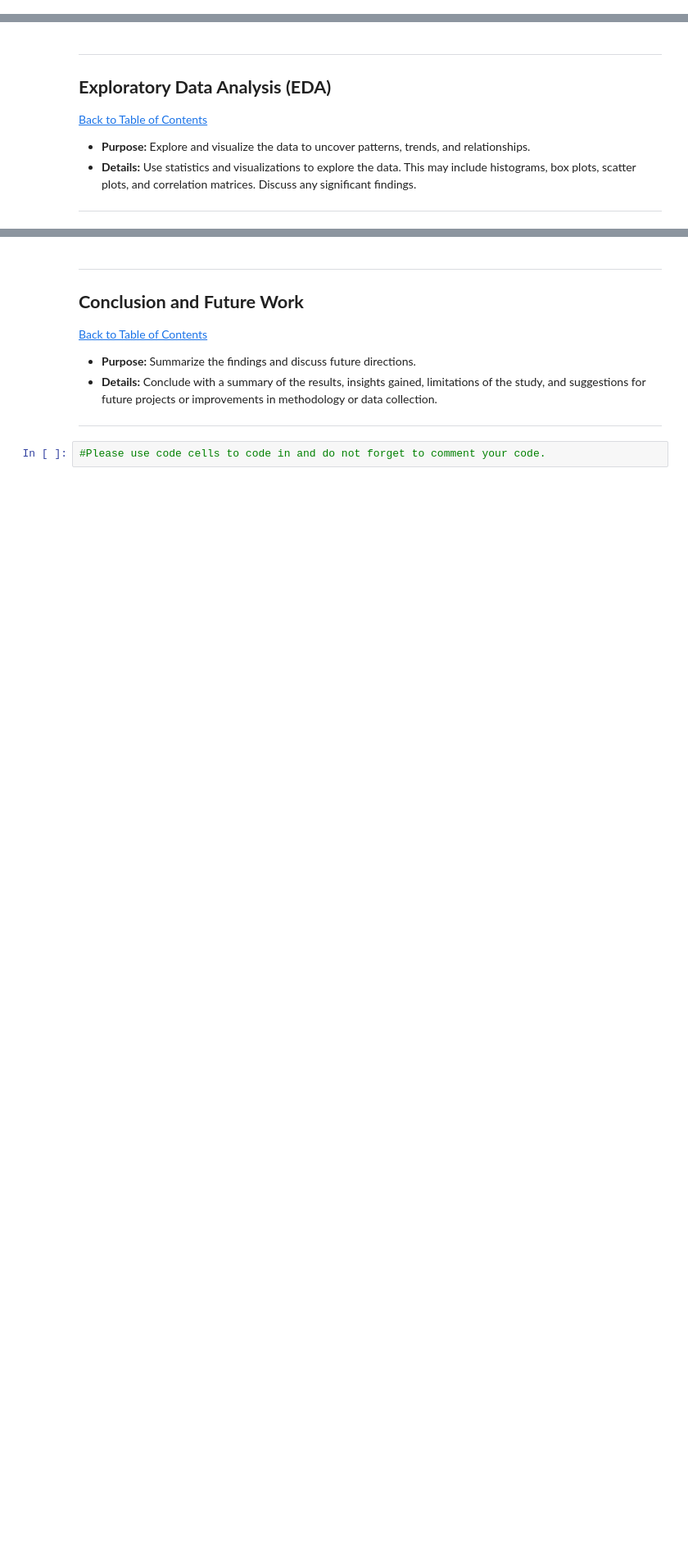
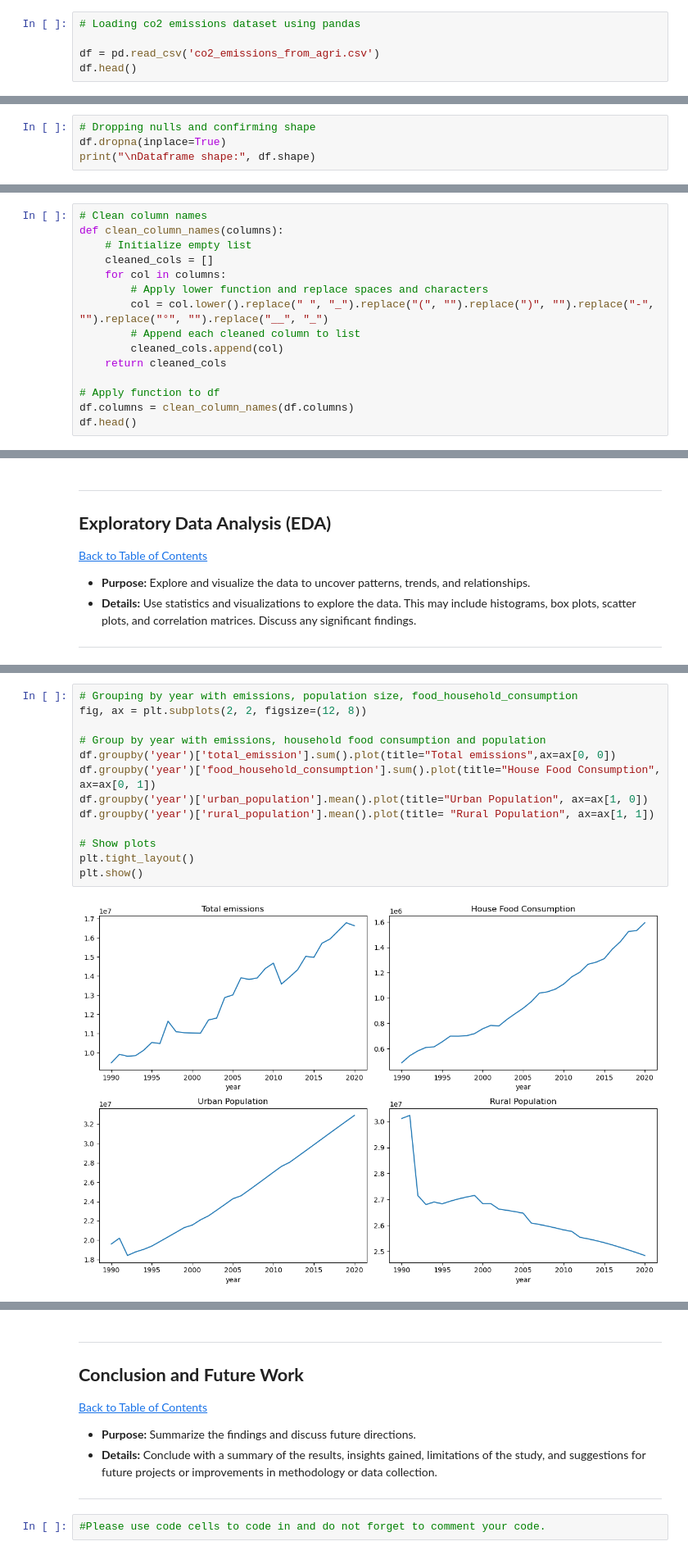
Before and after one commit to nhlokomomhlophe/2401PTDS_Regression_Project, a Jupyter notebook: 2401PTDS Regression Project.ipynb, the cells around one changed output, grey strips where cells are left out. Shown at 82% size. Drawn from its saved outputs; the diff is of its cells as text; blank space fills up the shorter version.

```diff
--- a/2401PTDS Regression Project.ipynb
+++ b/2401PTDS Regression Project.ipynb
@@ -70,0 +145,5 @@ Exploring Earth's Forest Area Change since 1990
+# %%
+# Loading co2 emissions dataset using pandas
+
+df = pd.read_csv('co2_emissions_from_agri.csv')
+df.head()
@@ -81,0 +200,4 @@ Exploring Earth's Forest Area Change since 1990
+# %%
+# Dropping nulls and confirming shape
+df.dropna(inplace=True)
+print("\nDataframe shape:", df.shape)
@@ -81,0 +267,15 @@ Exploring Earth's Forest Area Change since 1990
+# %%
+# Clean column names
+def clean_column_names(columns):
+    # Initialize empty list
+    cleaned_cols = []
+    for col in columns:
+        # Apply lower function and replace spaces and characters
+        col = col.lower().replace(" ", "_").replace("(", "").replace(")", "").replace("-", "").replace("°", "").replace("__", "_")
+        # Append each cleaned column to list
+        cleaned_cols.append(col)
+    return cleaned_cols
+
+# Apply function to df
+df.columns = clean_column_names(df.columns)
+df.head()
@@ -92,0 +327,15 @@ Exploring Earth's Forest Area Change since 1990
+# %%
+# Grouping by year with emissions, population size, food_household_consumption
+fig, ax = plt.subplots(2, 2, figsize=(12, 8))
+
+# Group by year with emissions, household food consumption and population
+df.groupby('year')['total_emission'].sum().plot(title="Total emissions",ax=ax[0, 0])
+df.groupby('year')['food_household_consumption'].sum().plot(title="House Food Consumption", ax=ax[0, 1])
+df.groupby('year')['urban_population'].mean().plot(title="Urban Population", ax=ax[1, 0])
+df.groupby('year')['rural_population'].mean().plot(title= "Rural Population", ax=ax[1, 1])
+
+# Show plots
+plt.tight_layout()
+plt.show()
+# %% [output]
+[figure, added]
```
Also changed, not shown: parts of 36 cells of this notebook.
